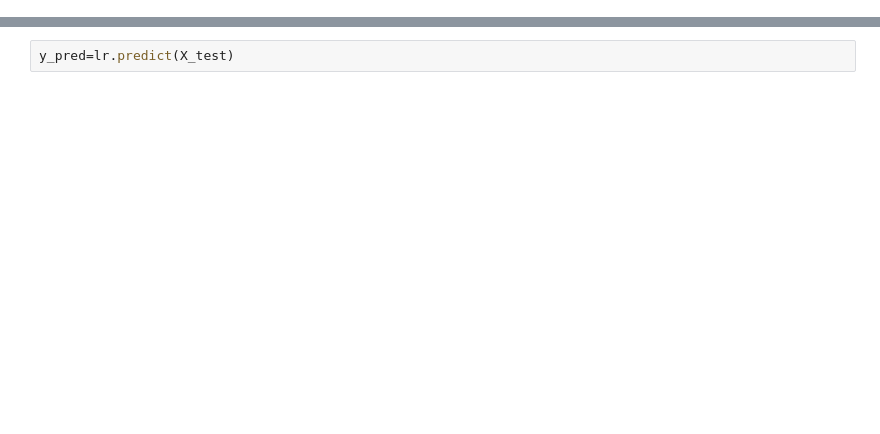
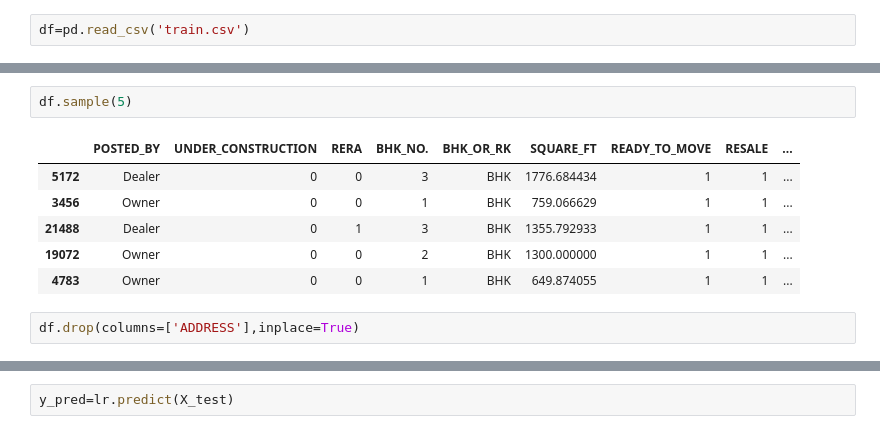
Before and after one commit to Debopam-Pritam2014/House-Price-Detection, a Jupyter notebook: Housing Price Detection.ipynb, the cells around one changed output, grey strips where cells are left out. Drawn from its saved outputs; the diff is of its cells as text; blank space fills up the shorter version.

```diff
--- a/Housing Price Detection.ipynb
+++ b/Housing Price Detection.ipynb
@@ -108,0 +6,2 @@ y=data['target']
+# %%
+df=pd.read_csv('train.csv')
@@ -108,0 +26,11 @@ y=data['target']
+# %%
+df.sample(5)
+# %% [output]
+|  | POSTED_BY | UNDER_CONSTRUCTION | RERA | BHK_NO. | BHK_OR_RK | SQUARE_FT | READY_TO_MOVE | RESALE | ... |
+| 5172 | Dealer | 0 | 0 | 3 | BHK | 1776.684434 | 1 | 1 | ... |
+| 3456 | Owner | 0 | 0 | 1 | BHK | 759.066629 | 1 | 1 | ... |
+| 21488 | Dealer | 0 | 1 | 3 | BHK | 1355.792933 | 1 | 1 | ... |
+| 19072 | Owner | 0 | 0 | 2 | BHK | 1300.000000 | 1 | 1 | ... |
+| 4783 | Owner | 0 | 0 | 1 | BHK | 649.874055 | 1 | 1 | ... |
+# %%
+df.drop(columns=['ADDRESS'],inplace=True)
```
Also changed, not shown: parts of 71 cells of this notebook, 3 other files.
